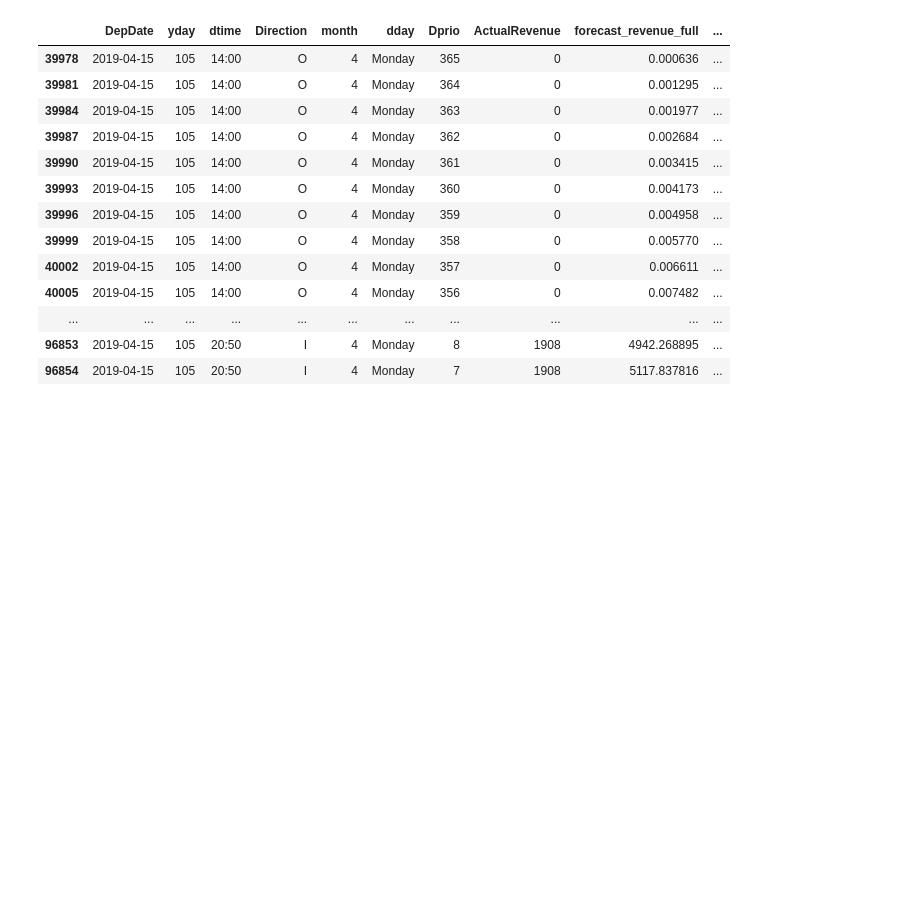
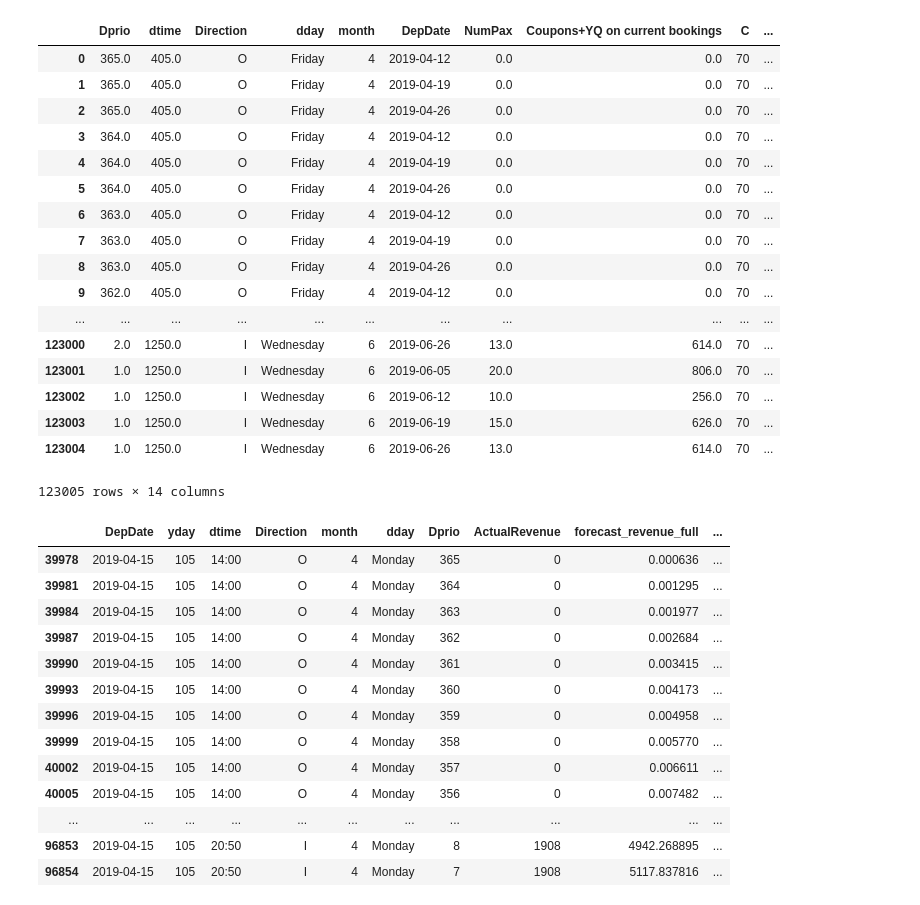
Before and after one commit to dkremlg/Booking-Curves, a Jupyter notebook: AvgYield.ipynb, the cells around one changed output. Saved outputs shown, nothing was run; the diff lists cells and outputs as text; code cells hidden in the pictures; blank space fills up the shorter version.

```diff
--- a/AvgYield.ipynb
+++ b/AvgYield.ipynb
@@ -37,0 +43,12 @@ IdealCurve=pd.read_csv('IdealCurve_forYield.csv')
+# %%
+Prediction=Prediction.set_index(['Dprio']+downweight_granularity)
+
+Cumulation_forecast_bookings=Prediction.groupby(level=[0]+[x for x in range(1,len(downweight_granularity)+1)]).sum()\
+.groupby(level=[x for x in range(1,len(downweight_granularity)+1)])['forecast_bookings'].cumsum().reset_index()
+
+Cumulation_forecast_revenue=Prediction.groupby(level=[0]+[x for x in range(1,len(downweight_granularity)+1)]).sum()\
+.groupby(level=[x for x in range(1,len(downweight_granularity)+1)])['forecast_revenue'].cumsum().reset_index()
+
+Cumulation_forecast=Cumulation_forecast_bookings.merge(Cumulation_forecast_revenue,on=['Dprio']+downweight_granularity)
+
+Prediction=Prediction.reset_index()
@@ -37,0 +85,51 @@ IdealCurve=pd.read_csv('IdealCurve_forYield.csv')
+# %%
+ActualBookings=pd.read_csv('R_Test_Pax.csv')
+ActualBookings=ActualBookings[['DepDate','Dprio']+downweight_granularity+['NumPax']]
+ActualBookings['Dprio']=-ActualBookings['Dprio']
+ActualBookings=ActualBookings.set_index(['Dprio']+downweight_granularity+['DepDate'])
+ActualBookings=ActualBookings.groupby(level=[0]+[x for x in range(1,len(downweight_granularity)+1)]+[len(downweight_granularity)+1]).sum()\
+.groupby(level=[x for x in range(1,len(downweight_granularity)+1)]+[len(downweight_granularity)+1])['NumPax'].cumsum().reset_index()
+ActualBookings['Dprio']=-ActualBookings['Dprio']
+# %%
+# ActualBookings=ActualBookings.merge(C_datadriven,on=downweight_granularity)
+# ActualBookings['PaxNeeded_full']=ActualBookings['C']-ActualBookings['NumPax']
+# ActualBookings['PaxNeeded_downweighted']=ActualBookings['C_downweighted']-ActualBookings['NumPax']
+# ActualBookings=ActualBookings[[x for x in ActualBookings if x!='NumPax' and x!='C' and x!='C_downweighted']]
+
+ActualRevenue=pd.read_csv('R_Test_Revenue.csv')
+ActualRevenue=ActualRevenue[['DepDate','Dprio']+downweight_granularity+['Coupons+YQ on current bookings']]
+ActualRevenue['Dprio']=-ActualRevenue['Dprio']
+ActualRevenue=ActualRevenue.set_index(['Dprio']+downweight_granularity+['DepDate'])
+ActualRevenue=ActualRevenue.groupby(level=[0]+[x for x in range(1,len(downweight_granularity)+1)]+[len(downweight_granularity)+1]).sum()\
+.groupby(level=[x for x in range(1,len(downweight_granularity)+1)]+[len(downweight_granularity)+1])['Coupons+YQ on current bookings'].cumsum().reset_index()
+ActualRevenue['Dprio']=-ActualRevenue['Dprio']
+# %%
+Data=ActualBookings.merge(ActualRevenue,on=['DepDate','Dprio']+downweight_granularity)
+Data=Data.merge(C_datadriven,on=downweight_granularity)
+Data=Data.merge(Cumulation_forecast,on=['Dprio']+downweight_granularity)
+Data['revenue_curve_full']=(Data['C']-Data['NumPax'])*(Data['forecast_revenue']/Data['forecast_bookings'])
+Data['revenue_curve_downweighted']=(Data['C_downweighted']-Data['NumPax'])*(Data['forecast_revenue']/Data['forecast_bookings'])
+
+# Data['revenue_curve_full']=Data['NumPax']*(Data['forecast_revenue']/Data['forecast_bookings'])
+# Data['revenue_curve_downweighted']=Data['NumPax']*(Data['forecast_revenue']/Data['forecast_bookings'])
+# %%
+Data
+# %% [output]
+|  | Dprio | dtime | Direction | dday | month | DepDate | NumPax | Coupons+YQ on current bookings | C | ... |
+| 0 | 365.0 | 405.0 | O | Friday | 4 | 2019-04-12 | 0.0 | 0.0 | 70 | ... |
+| 1 | 365.0 | 405.0 | O | Friday | 4 | 2019-04-19 | 0.0 | 0.0 | 70 | ... |
+| 2 | 365.0 | 405.0 | O | Friday | 4 | 2019-04-26 | 0.0 | 0.0 | 70 | ... |
+| 3 | 364.0 | 405.0 | O | Friday | 4 | 2019-04-12 | 0.0 | 0.0 | 70 | ... |
+| 4 | 364.0 | 405.0 | O | Friday | 4 | 2019-04-19 | 0.0 | 0.0 | 70 | ... |
+| 5 | 364.0 | 405.0 | O | Friday | 4 | 2019-04-26 | 0.0 | 0.0 | 70 | ... |
+| 6 | 363.0 | 405.0 | O | Friday | 4 | 2019-04-12 | 0.0 | 0.0 | 70 | ... |
+| 7 | 363.0 | 405.0 | O | Friday | 4 | 2019-04-19 | 0.0 | 0.0 | 70 | ... |
+| 8 | 363.0 | 405.0 | O | Friday | 4 | 2019-04-26 | 0.0 | 0.0 | 70 | ... |
+| 9 | 362.0 | 405.0 | O | Friday | 4 | 2019-04-12 | 0.0 | 0.0 | 70 | ... |
+| ... | ... | ... | ... | ... | ... | ... | ... | ... | ... | ... |
+| 123000 | 2.0 | 1250.0 | I | Wednesday | 6 | 2019-06-26 | 13.0 | 614.0 | 70 | ... |
+| 123001 | 1.0 | 1250.0 | I | Wednesday | 6 | 2019-06-05 | 20.0 | 806.0 | 70 | ... |
+| 123002 | 1.0 | 1250.0 | I | Wednesday | 6 | 2019-06-12 | 10.0 | 256.0 | 70 | ... |
+| 123003 | 1.0 | 1250.0 | I | Wednesday | 6 | 2019-06-19 | 15.0 | 626.0 | 70 | ... |
+| 123004 | 1.0 | 1250.0 | I | Wednesday | 6 | 2019-06-26 | 13.0 | 614.0 | 70 | ... |
+123005 rows × 14 columns
```
Also changed, not shown: parts of 9 cells of this notebook, 3 other files.
